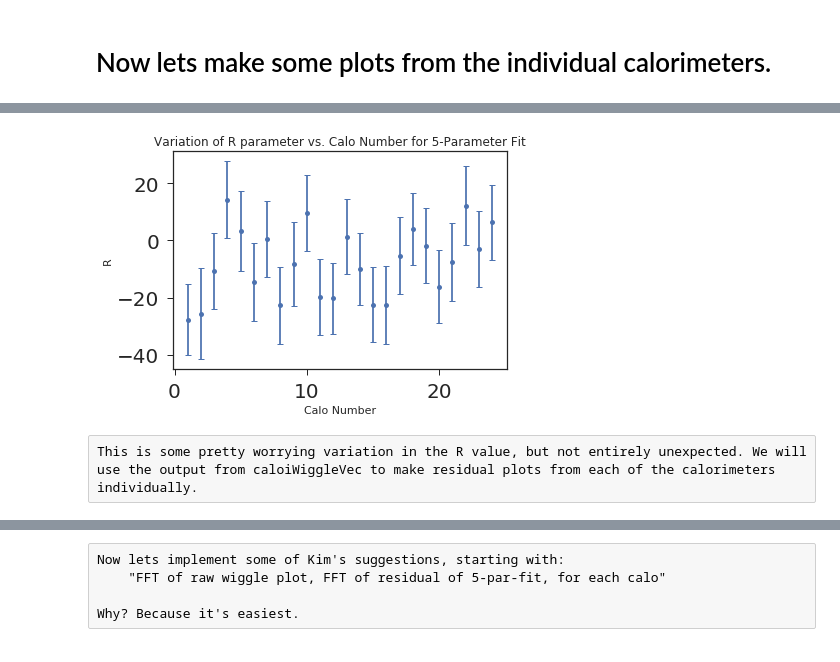
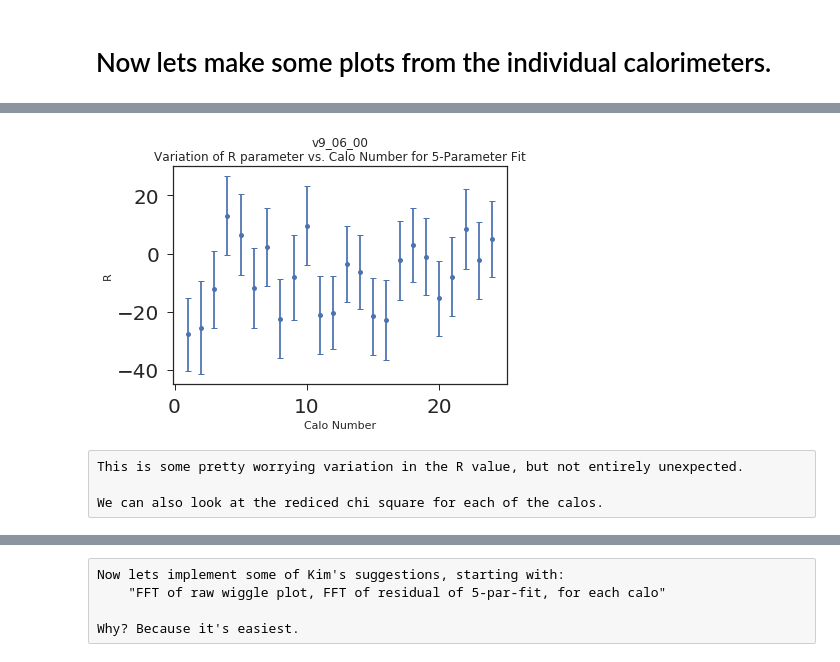
Before and after one commit to jlabounty/g-2, a Jupyter notebook: productionFeedback/productionFeedback_Farline.ipynb, the cells around one changed output, grey strips where cells are left out. Cells and saved outputs as stored; diff of their text form; code cells hidden in the pictures.

```diff
--- a/productionFeedback/productionFeedback_Farline.ipynb
+++ b/productionFeedback/productionFeedback_Farline.ipynb
@@ -115,12 +139,12 @@ def blinded_wiggle(x, p):
  +                                                                      +
  + ++++++++++++++++++++++++++++++++++++++++++++++++++++++++++++++++++++ +
 # %%
-func = r.TF1("func", blinded_wiggle, 30,500,5)
+func = r.TF1("func", blinded_wiggle, 30,600,5)
 func.SetParNames('N','#tau','A','R','#phi')
-func.SetParameters(1500,64.4,0.4,0,0)
+func.SetParameters(700000,64.4,0.4,0,0)
 func.SetParLimits(4,-0.001 - 2*math.pi,2*math.pi+0.001)
 func.SetLineColor(2)
-func.SetNpx(1000)
+func.SetNpx(2000)
 # %% [markdown]
 ### Five parameter fit
 # %%
@@ -206,7 +233,7 @@ print(nBins)
 residVec = []
 for i in range(nBins):
     binCenterX = allCaloWiggle.GetXaxis().GetBinCenter(i)
-    if (binCenterX > 30):
+    if (binCenterX > 30 and binCenterX < 600):
         residVec.append( (binCenterX, allCaloWiggle.GetBinContent(i) - func.Eval(binCenterX) ) )
         residuals5param.SetBinContent(i, allCaloWiggle.GetBinContent(i) - func.Eval(binCenterX))
     else:
@@ -226,7 +253,7 @@ nBins = residuals5param.GetSize() - 2 #total number of bins excluding over/under
 welchVec = []
 for i in range(nBins):
     unwindowed = residuals5param.GetBinContent(i)
-    welch = 1# - ( ( i - (nBins - 1) / 2) / ((nBins - 1) / 2) )**2
+    welch = 1 #- ( ( i - (nBins - 1) / 2) / ((nBins - 1) / 2) )**2
     welchVec.append(welch)
     residuals5param.SetBinContent(i, unwindowed *  welch)
 
@@ -351,7 +468,7 @@ def blinded_wiggle_cbo(x, p):
 
     return norm * math.exp(-time/life) * cCBO * (1 - ACBO*math.cos(omega*time + phiCBO))
 # %%
-func13 = r.TF1("func13", blinded_wiggle_cbo, 30,350,13)
+func13 = r.TF1("func13", blinded_wiggle_cbo, 30,600,13)
 func13.SetParNames('N','#tau','A','R','#phi','A_{1}','A_{2}','A_{3}','#tau_{CBO}','#omega_{CBO}','#phi_{CBO - 1}')
 func13.SetParName(11,'#phi_{CBO - 2}')
 func13.SetParName(12,'#phi_{CBO - 3}')
@@ -371,11 +488,11 @@ func13.SetParameters(866930.9573839636, 64.32689658986958, -0.41149191856871803,
                      3.7638326678749663, 0.4745581246420292)
 func13.SetParameter(11, 6.299934663288357)
 func13.SetParameter(12, 0.28579778778899545)
-func13.FixParameter(12,0) #currently this parameter is fixed, as it doesn't behave well if left to wander on its own
+#func13.FixParameter(12,0) #currently this parameter is fixed, as it doesn't behave well if left to wander on its own
 
 
 func13.SetLineColor(2)
-func13.SetNpx(1000)
+func13.SetNpx(2000)
 # %%
 c2 = r.TCanvas("c2","c2",1200,800)
 c2.Divide(2,1)
@@ -574,8 +689,8 @@ print(par13)
 caloNum = 1
 
 wiggleFitParamVec = []
-
 caloiWiggleVec = []
+wiggleFitChiSquareVec = []
 
 for caloNum in range(1,25):
     print("Starting Calo", caloNum)
@@ -606,6 +721,9 @@ for caloNum in range(1,25):
         caloiWiggle.Fit("func","REMQ")
 
     wiggleFitParamVec.append( ( func.GetParameter(3) , func.GetParError(3) ) )
+    wiggleFitChiSquareVec.append( ( func.GetNDF(),
+                                  func.GetChisquare(),
+                                  func.GetProb() ) )
     caloiWiggleVec.append( caloiWiggle.Clone("calo"+str(caloNum).zfill(2)+" Wiggle Plot") )
 
     c4.cd(4)
@@ -671,12 +789,14 @@ Info in <TCanvas::SaveAs>: ROOT file ./images/v9_05_00/v9_05_00_calo24_FullSet.r
 # %%
 pars, parErrs = zip(*wiggleFitParamVec)
 calos = [x for x in range(1,25)]
 plt.errorbar(x=calos,y=pars,yerr=parErrs,ls='none',capsize=3,capthick=1,marker='o',markersize=5)
-plt.title("Variation of R parameter vs. Calo Number for 5-Parameter Fit")
+plt.title(prodString+"\nVariation of R parameter vs. Calo Number for 5-Parameter Fit")
 plt.xlabel("Calo Number")
 plt.ylabel("R")
 plt.show()
 # %% [output]
-[figure, old version]
+[figure, new version]
 # %% [raw]
-This is some pretty worrying variation in the R value, but not entirely unexpected. We will use the output from caloiWiggleVec to make residual plots from each of the calorimeters individually.
+This is some pretty worrying variation in the R value, but not entirely unexpected.
+
+We can also look at the rediced chi square for each of the calos.
```
Also changed, not shown: parts of 27 cells of this notebook, 6 other files.
